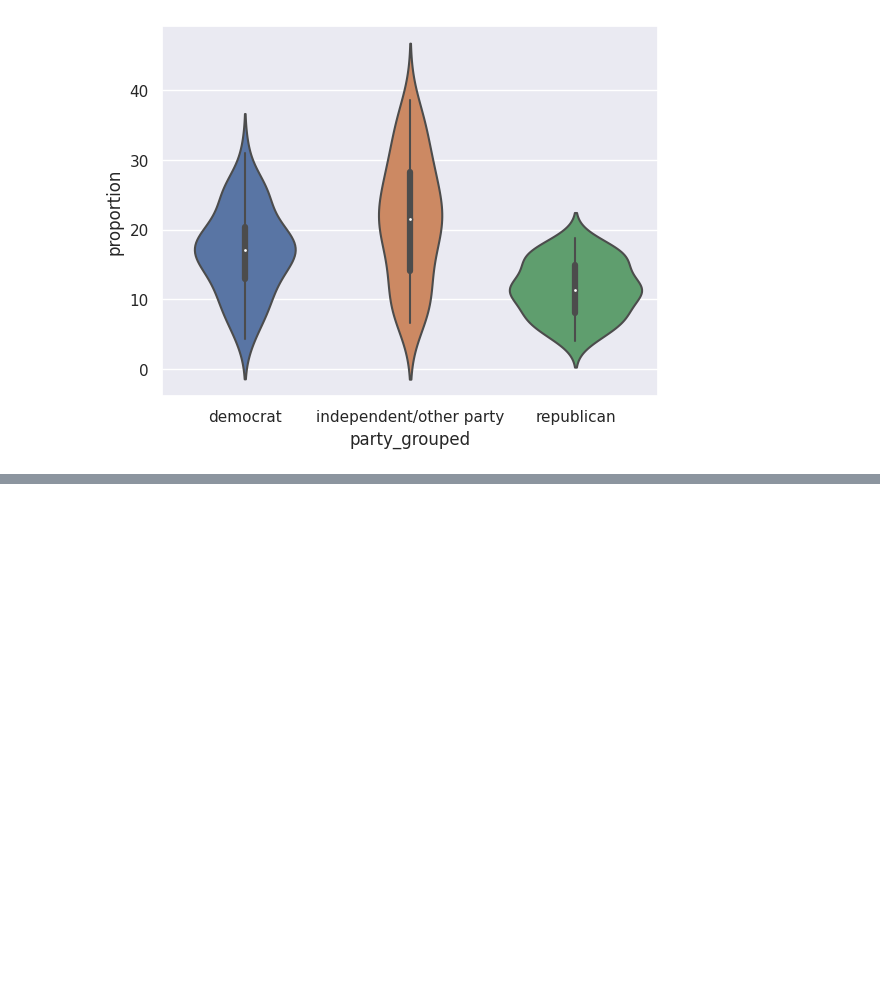
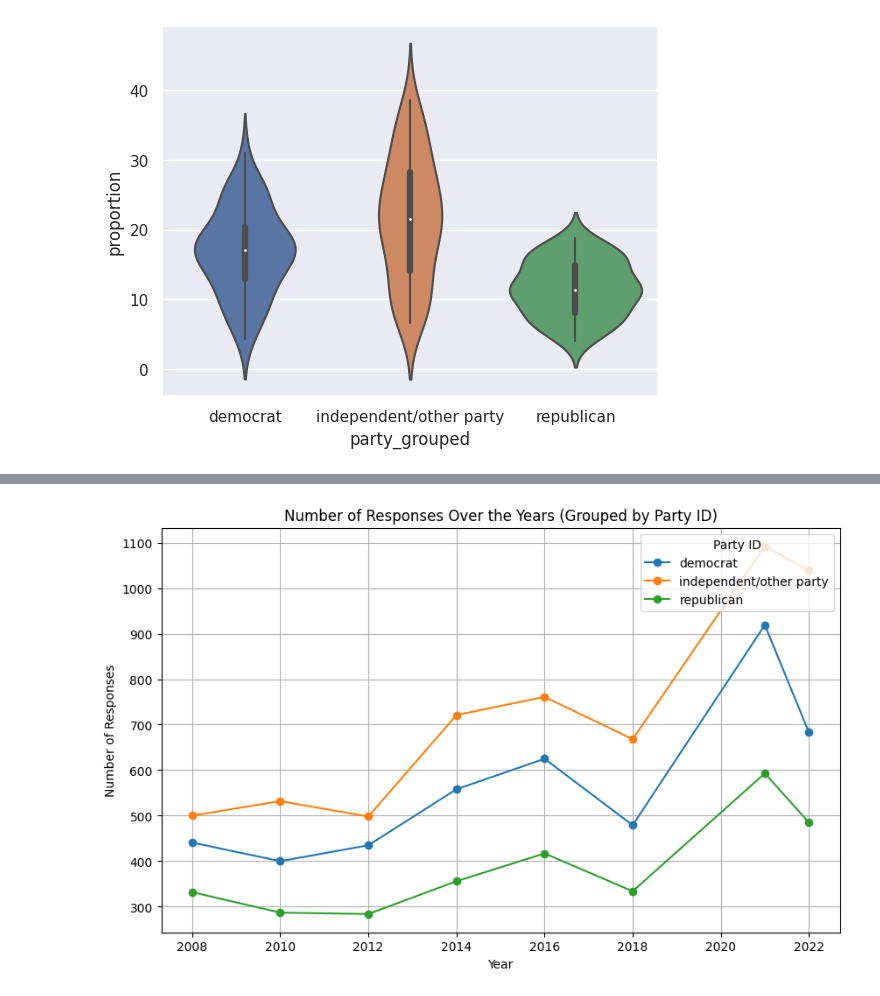
Before and after one commit to manaswinit26/group19, a Jupyter notebook: lab1 (1).ipynb, the cells around one changed output, grey strips where cells are left out. Cells and saved outputs as stored; diff of their text form; code cells hidden in the pictures; blank space fills up the shorter version.

```diff
--- a/lab1 (1).ipynb
+++ b/lab1 (1).ipynb
@@ -289,0 +393,25 @@ sns.violinplot(x='party_grouped',y='proportion',data=df)
+# %%
+# Number of Responses Grouped by Party ID
+group_party = {
+    'independent, close to democrat': 'independent/other party',
+    'independent (neither, no response)': 'independent/other party',
+    'independent, close to republican': 'independent/other party',
+    'other party': 'independent/other party',
+    'not very strong democrat': 'democrat',
+    'not very strong republican': 'republican',
+    'strong democrat': 'democrat',
+    'strong republican': 'republican'
+}
+grouped_data4 = church_race_religion.copy()
+grouped_data4["group_party"] = grouped_data4["partyid"].replace(group_party)
+grouped_data4 = grouped_data4.groupby(['year', 'group_party']).size().unstack(fill_value=0)
+
+grouped_data4.plot(kind='line', marker='o', figsize=(10, 6))
+plt.title('Number of Responses Over the Years (Grouped by Party ID)')
+plt.xlabel('Year')
+plt.ylabel('Number of Responses')
+plt.grid(True)
+plt.legend(title='Party ID', loc='upper right')
+plt.show()
+# %% [output]
+[figure, added]
```
Also changed, not shown: parts of 6 cells of this notebook.
